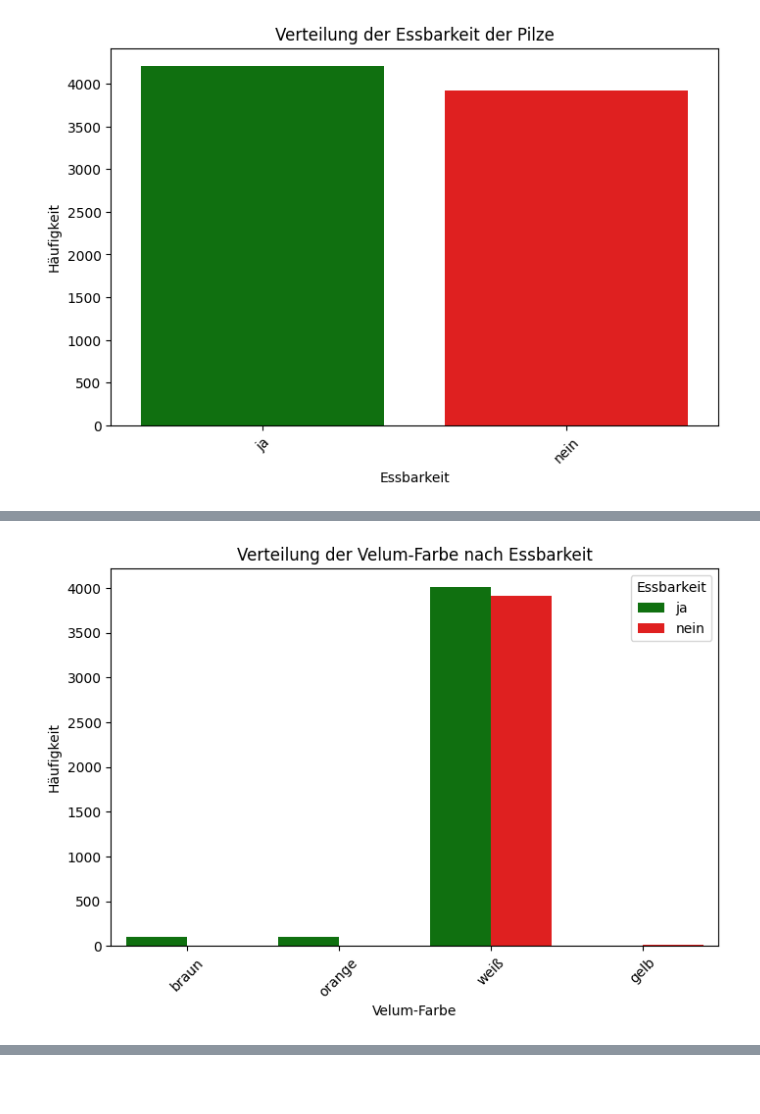
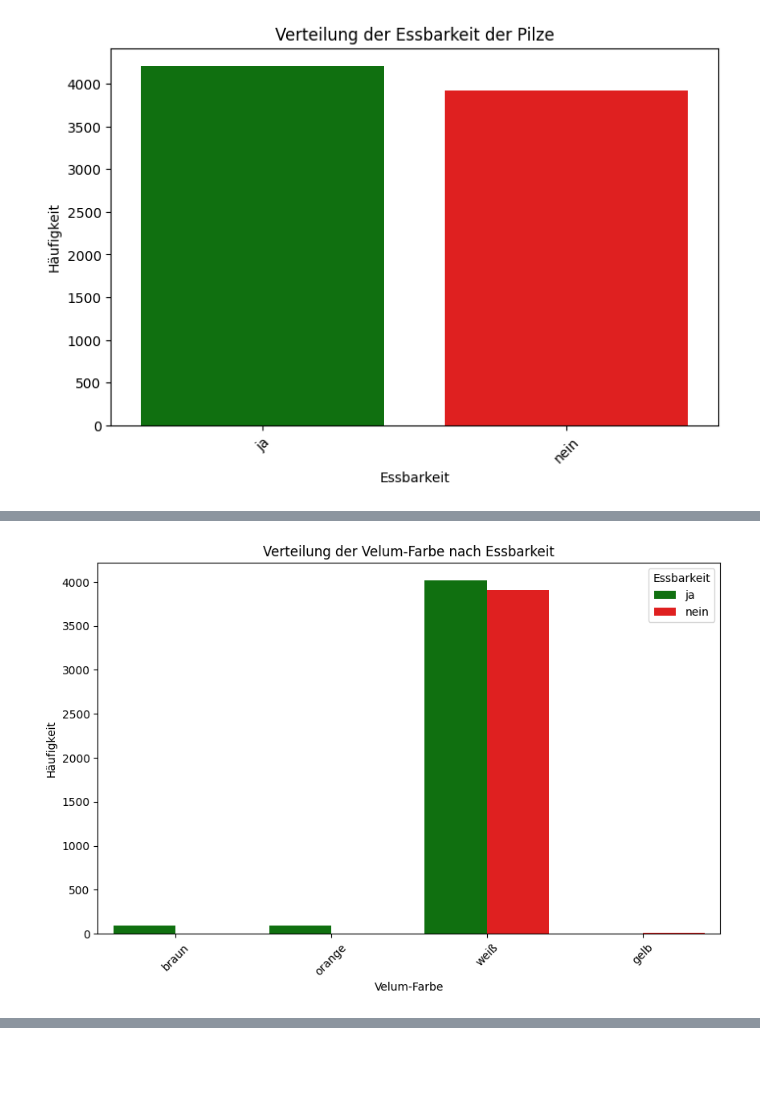
Before and after one commit to alarmedWater/ML, a Jupyter notebook: Plots_explore_deutsch.ipynb, the cells around one changed output, grey strips where cells are left out. Saved outputs shown, nothing was run; the diff lists cells and outputs as text; code cells hidden in the pictures.

```diff
--- a/Plots_explore_deutsch.ipynb
+++ b/Plots_explore_deutsch.ipynb
@@ -366,41 +404,45 @@ Name: count, dtype: int64
 # %%
-# Mapping der Kürzel zu den Namen
+# Kopie des DataFrames mit lesbaren Werten
+labeled_data = df.copy()
+
+# Mapping der Kürzel zu den Namen für die Velum-Farbe
 veil_color_names = {'n': 'braun', 'o': 'orange', 'w': 'weiß', 'y': 'gelb'}
 
-# Kopie des DataFrames mit lesbaren Werten
-labeled_data = df.copy()
-labeled_data['veil-color'] = labeled_data['veil-color'].map(veil_color_names)
+# Anwenden des Mappings auf die Spalte 'Velum-Farbe'
+labeled_data['Velum-Farbe'] = labeled_data['Velum-Farbe'].map(veil_color_names)
+
+# Festlegen der Reihenfolgen
+veil_color_order = list(veil_color_names.values())
+essbarkeit_order = ['ja', 'nein']
 
 # Gruppieren der Daten
-veil_color_order = list(veil_color_names.values())
-essbarkeit_order = ['ja', 'nein']
-labeled_data = labeled_data.groupby(['veil-color', 'Essbarkeit']).size().reset_index(name='count')
+labeled_data = labeled_data.groupby(['Velum-Farbe', 'Essbarkeit']).size().reset_index(name='Anzahl')
 
 # Sicherstellen, dass alle Kombinationen vorhanden sind
-all_combinations = pd.MultiIndex.from_product([veil_color_order, essbarkeit_order], names=['veil-color', 'Essbarkeit'])
-labeled_data = labeled_data.set_index(['veil-color', 'Essbarkeit']).reindex(all_combinations, fill_value=0).reset_index()
+all_combinations = pd.MultiIndex.from_product([veil_color_order, essbarkeit_order], names=['Velum-Farbe', 'Essbarkeit'])
+labeled_data = labeled_data.set_index(['Velum-Farbe', 'Essbarkeit']).reindex(all_combinations, fill_value=0).reset_index()
 
 # Farbpalette definieren
 palette = {'ja': 'green', 'nein': 'red'}
 
 # Plot erzeugen
-plt.figure(figsize=(b, h))  # Beispielgröße, b und h kannst du nach Bedarf anpassen
-sns.barplot(x='veil-color', y='count', hue='Essbarkeit', data=labeled_data, palette=palette)
+plt.figure(figsize=(10, 6))  # Beispielgröße, b und h kannst du nach Bedarf anpassen
+sns.barplot(x='Velum-Farbe', y='Anzahl', hue='Essbarkeit', data=labeled_data, palette=palette)
 
 # Titel und Achsenbeschriftungen
 plt.title('Verteilung der Velum-Farbe nach Essbarkeit')
 plt.xlabel('Velum-Farbe')
 plt.ylabel('Häufigkeit')
 plt.xticks(rotation=45)  # Um die Beschriftungen lesbar zu halten
 
 plt.show()
 
 # Data for veil-color are very unbalanced. There are no poisonus mushrooms with brown or organge veil.
 # But there are in realitiy for example Cortinarius rubellus with an orange veil. So veil-color has to be handled with care.
 # For possible future data this property will stay in the data set.
 # Other unbalanced properties are gill-attachment and ring-number.
 # %% [output]
-[figure, old version]
+[figure, new version]
 # %%
 def cramers_v(x, y):
     """
```
Also changed, not shown: parts of 9 cells of this notebook.
